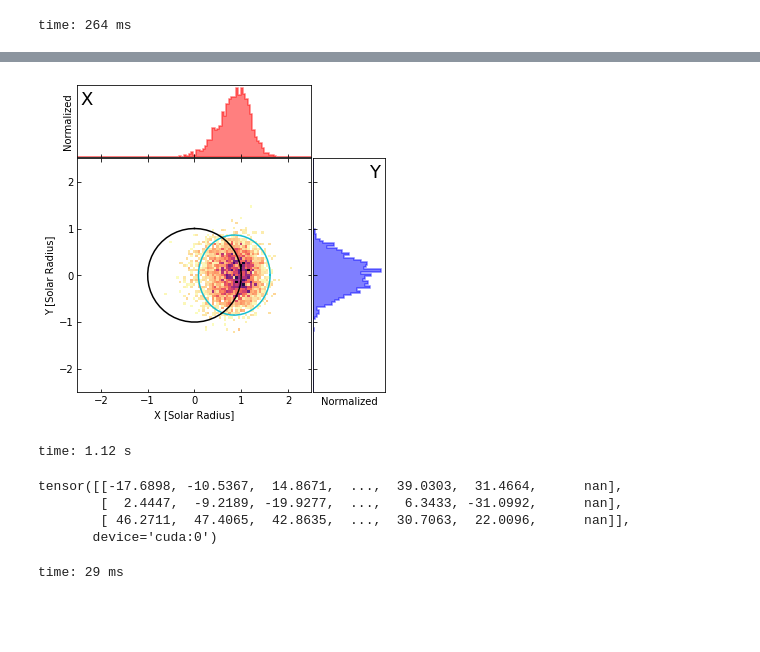
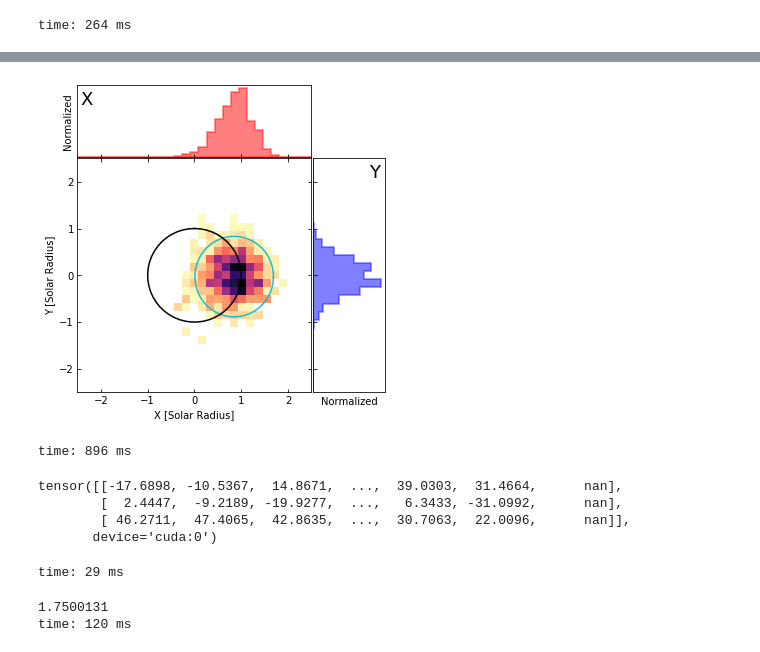
Before and after one commit to peijin94/SunRay, a Jupyter notebook: ray_scat_test.ipynb, the cells around one changed output, grey strips where cells are left out. Drawn from its saved outputs; the diff is of its cells as text; code cells hidden in the pictures; blank space fills up the shorter version.

Commit message:
photon selection method update

```diff
--- a/ray_scat_test.ipynb
+++ b/ray_scat_test.ipynb
@@ -145,7 +152,9 @@ np.savez('sunray_float32_20deg_small.npz', steps_N  = steps_N, collect_N = colle
 # %% [output]
 time: 264 ms
 # %%
-from sunRay.statisticalRays import collectXYt1AU
+from sunRay.statisticalRays import collectXYt1AUb
 
-(x_im_stat,y_im_stat,t_reach_stat,weights_stat) = collectXYt1AU(photon_N,r_vec_collect_local,k_vec_collect_local,t_collect.cpu(),tau.cpu(),omega0.cpu())
+(x_im_stat,y_im_stat,t_reach_stat,weights_stat,t_free_stat) = collectXYt1AUb(photon_N,r_vec_collect_local,k_vec_collect_local,t_collect.cpu(),tau.cpu(),omega0.cpu())
+
+hst = plt.hist(t_free_stat,20)
 # %% [output]
@@ -159,14 +176,14 @@ time: 1.52 s
 # %%
 
 
 
 from sunRay.showPlot import XYDistributionImageHist
 
-XYDistributionImageHist(x_im_stat,y_im_stat,bins_data=np.linspace(-2.5,2.5,100)
+XYDistributionImageHist(x_im_stat,y_im_stat,bins_data=np.linspace(-2.5,2.5,30)
             ,weights_data=weights_stat)
 # %% [output]
-[figure, old version]
+[figure, new version]
-time: 1.12 s
+time: 896 ms
 # %%
 r_vec
 # %% [output]
@@ -175,3 +192,8 @@ tensor([[-17.6898, -10.5367,  14.8671,  ...,  39.0303,  31.4664,      nan],
         [ 46.2711,  47.4065,  42.8635,  ...,  30.7063,  22.0096,      nan]],
        device='cuda:0')
 time: 29 ms
+# %%
+print(np.sqrt(np.sum((r_vec_collect_local[0,:,140])**2)))
+# %% [output]
+1.7500131
+time: 120 ms
```
Also changed, not shown: parts of 8 cells of this notebook, 4 other files.
